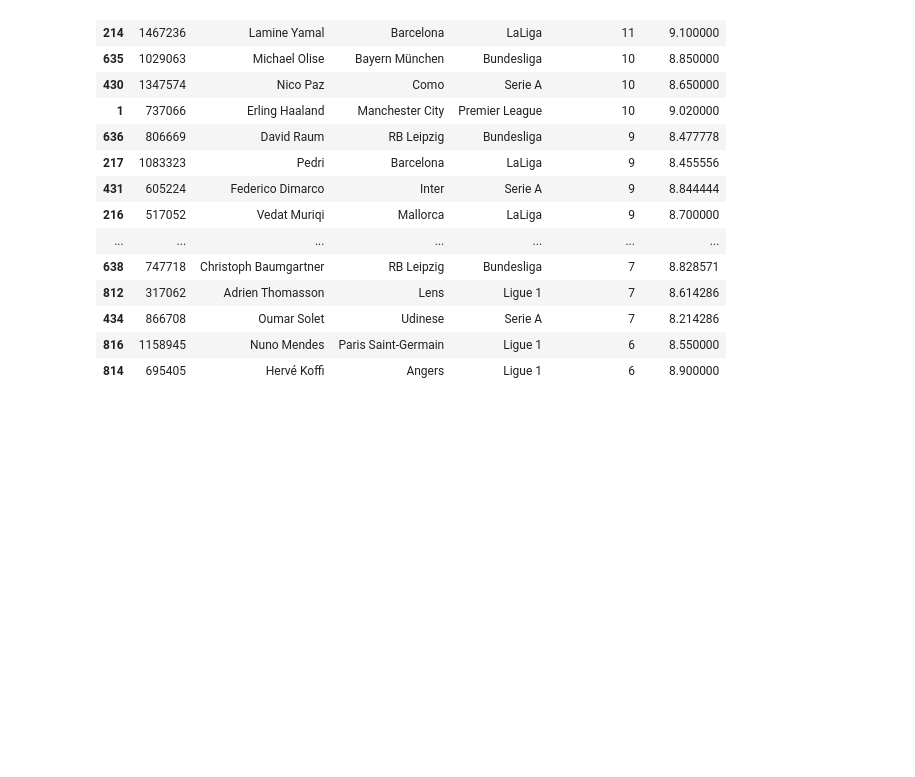
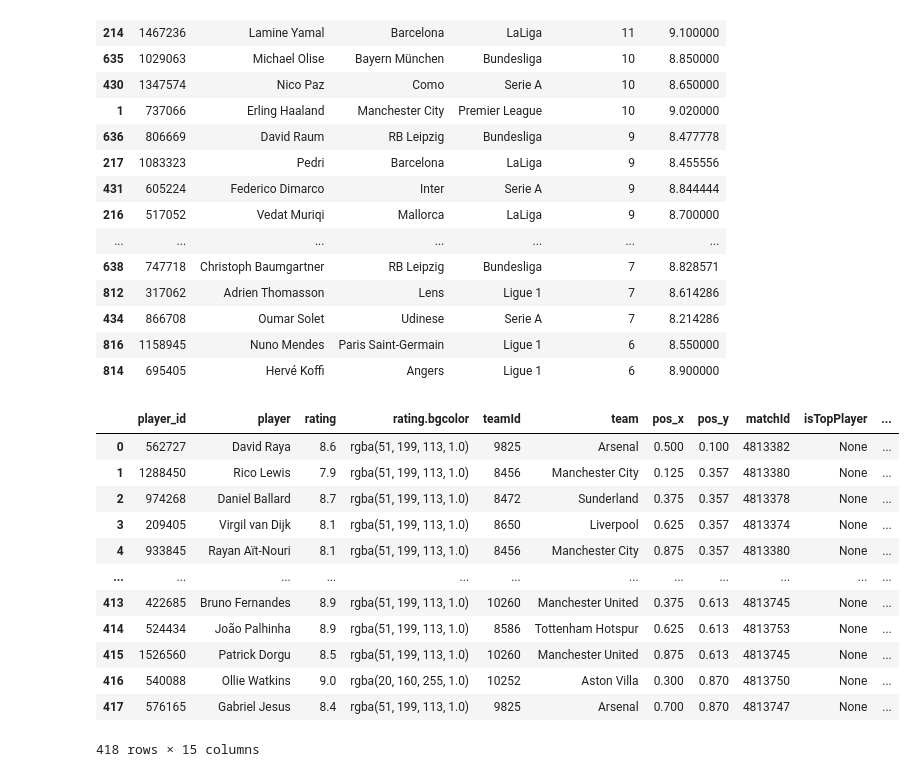
Before and after one commit to CescBlanco/pentiq, a Jupyter notebook: extraer equipo de la semana.ipynb, the cells around one changed output. Drawn from its saved outputs; the diff is of its cells as text; code cells hidden in the pictures; blank space fills up the shorter version.

```diff
--- a/extraer equipo de la semana.ipynb
+++ b/extraer equipo de la semana.ipynb
@@ -51,28 +51,31 @@ def obtener_totw_jornada(id_liga, round_id, season="2025/2026", mapa_equipos=Non
     data = r.json()
     if not isinstance(data, list) or not data:
         return None
-
     filas = []
     for jugador in data:
         nombre = jugador.get("name", {}) or {}
         rating = jugador.get("rating", {}) or {}
         layout = jugador.get("verticalLayout", {}) or {}
         team_id = jugador.get("teamId")
+        is_top = jugador.get("isTopPlayer", {}) or {}
 
         filas.append({
             "player_id": jugador.get("id"),
             "player": nombre.get("fullName"),
             "rating": rating.get("num"),
+            "rating.bgcolor": rating.get("bgcolor"),
             "teamId": team_id,
             "team": (mapa_equipos or {}).get(team_id),
             "pos_x": layout.get("x"),
             "pos_y": layout.get("y"),
             "matchId": jugador.get("matchId"),
+            "isTopPlayer": is_top.get("isTopPlayer"),
             "isTots": jugador.get("isTots"),
             "Jornada": round_id,
         })
 
     df = pd.DataFrame(filas)
+    df = df.drop(columns="isTots", errors="ignore")
     df["Temporada"] = season
     return df
 
@@ -108,6 +111,8 @@ def obtener_totw_temporada(nombre_liga, id_liga, num_rondas, season="2025/2026",
         df_ronda = obtener_totw_jornada(id_liga, ronda, season, mapa_equipos)
         if df_ronda is not None:
             df_ronda["Liga"] = nombre_liga
+            df_ronda['url_logo_team'] =  "https://images.fotmob.com/image_resources/logo/teamlogo/"+ df_ronda['teamId'].astype(str) + ".png"
+            df_ronda["member_photo"] = "https://images.fotmob.com/image_resources/playerimages/" + df_ronda["player_id"].astype(int).astype(str)+ ".png"
             dfs.append(df_ronda)
             if debug:
                 print(f"  ✔ {nombre_liga} jornada {ronda}: {len(df_ronda)} jugadores")
@@ -213,3 +218,20 @@ df_global_5_ligas.sort_values("veces_en_totw", ascending=False).head(20)
 | 434 | 866708 | Oumar Solet | Udinese | Serie A | 7 | 8.214286 |
 | 816 | 1158945 | Nuno Mendes | Paris Saint-Germain | Ligue 1 | 6 | 8.550000 |
 | 814 | 695405 | Hervé Koffi | Angers | Ligue 1 | 6 | 8.900000 |
+# %%
+premier_league= totw_por_liga['Premier League']
+premier_league
+# %% [output]
+|  | player_id | player | rating | rating.bgcolor | teamId | team | pos_x | pos_y | matchId | isTopPlayer | ... |
+| 0 | 562727 | David Raya | 8.6 | rgba(51, 199, 113, 1.0) | 9825 | Arsenal | 0.500 | 0.100 | 4813382 | None | ... |
+| 1 | 1288450 | Rico Lewis | 7.9 | rgba(51, 199, 113, 1.0) | 8456 | Manchester City | 0.125 | 0.357 | 4813380 | None | ... |
+| 2 | 974268 | Daniel Ballard | 8.7 | rgba(51, 199, 113, 1.0) | 8472 | Sunderland | 0.375 | 0.357 | 4813378 | None | ... |
+| 3 | 209405 | Virgil van Dijk | 8.1 | rgba(51, 199, 113, 1.0) | 8650 | Liverpool | 0.625 | 0.357 | 4813374 | None | ... |
+| 4 | 933845 | Rayan Aït-Nouri | 8.1 | rgba(51, 199, 113, 1.0) | 8456 | Manchester City | 0.875 | 0.357 | 4813380 | None | ... |
+| ... | ... | ... | ... | ... | ... | ... | ... | ... | ... | ... | ... |
+| 413 | 422685 | Bruno Fernandes | 8.9 | rgba(51, 199, 113, 1.0) | 10260 | Manchester United | 0.375 | 0.613 | 4813745 | None | ... |
+| 414 | 524434 | João Palhinha | 8.9 | rgba(51, 199, 113, 1.0) | 8586 | Tottenham Hotspur | 0.625 | 0.613 | 4813753 | None | ... |
+| 415 | 1526560 | Patrick Dorgu | 8.5 | rgba(51, 199, 113, 1.0) | 10260 | Manchester United | 0.875 | 0.613 | 4813745 | None | ... |
+| 416 | 540088 | Ollie Watkins | 9.0 | rgba(20, 160, 255, 1.0) | 10252 | Aston Villa | 0.300 | 0.870 | 4813750 | None | ... |
+| 417 | 576165 | Gabriel Jesus | 8.4 | rgba(51, 199, 113, 1.0) | 9825 | Arsenal | 0.700 | 0.870 | 4813747 | None | ... |
+418 rows × 15 columns
```
Also changed, not shown: parts of 4 cells of this notebook.
